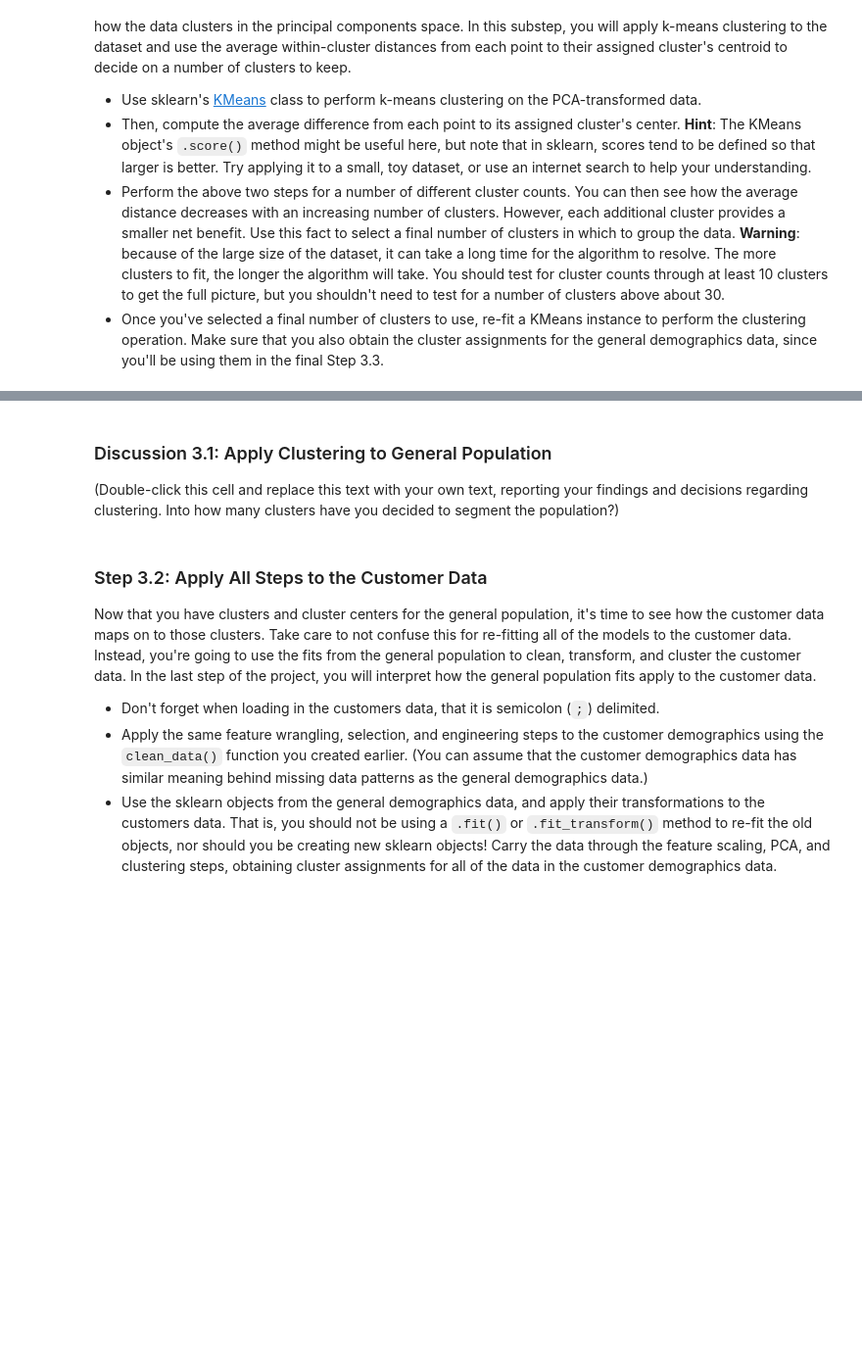
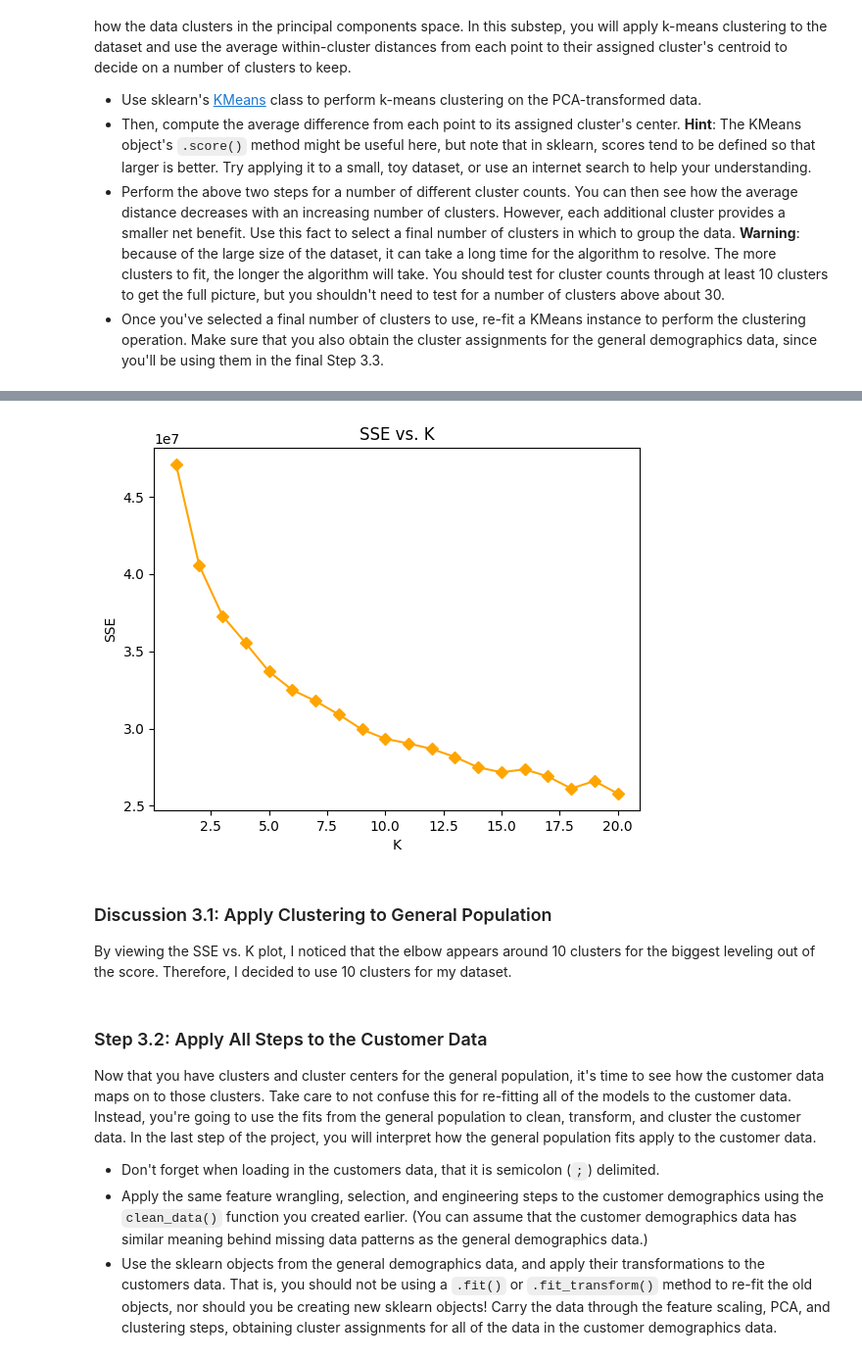
Before and after one commit to davidblackwelder/identify-customer-segments, a Jupyter notebook: Identify_Customer_Segments.ipynb, the cells around one changed output, grey strips where cells are left out. Shown at 98% size. Cells and saved outputs as stored; diff of their text form; code cells hidden in the pictures; blank space fills up the shorter version.

```diff
--- a/Identify_Customer_Segments.ipynb
+++ b/Identify_Customer_Segments.ipynb
@@ -1273,3 +1285,0 @@ scree_plot(pca)
-# %%
-# Re-apply PCA to the data while selecting for number of components to retain.
-pca, X_pca = do_pca(30, azdias_final)
@@ -1319,9 +1441,19 @@ You've assessed and cleaned the demographics data, then scaled and transformed t
 - Once you've selected a final number of clusters to use, re-fit a KMeans instance to perform the clustering operation. Make sure that you also obtain the cluster assignments for the general demographics data, since you'll be using them in the final Step 3.3.
 # %%
 # Over a number of different cluster counts...
+# run k-means clustering on the data and...
+# compute the average within-cluster distance
+scores = []
+centers = list(range(1,21))
 
+for center in centers:
+    # Instantiate KMeans
+    kmeans = KMeans(n_clusters=center)
 
-    # run k-means clustering on the data and...
+    # Fit model to data
+    model = kmeans.fit(X_pca)
 
+    # Append score related to model to scores array
+    scores.append(np.abs(model.score(X_pca)))
 
-    # compute the average within-cluster distances.
+    print('Fitting center {}'.format(center))
@@ -1328,6 +1481,11 @@ You've assessed and cleaned the demographics data, then scaled and transformed t
 # %%
 # Investigate the change in within-cluster distance across number of clusters.
-# HINT: Use matplotlib's plot function to visualize this relationship.
+plt.plot(centers, scores, linestyle='-', marker='D', color='orange');
+plt.xlabel('K');
+plt.ylabel('SSE');
+plt.title('SSE vs. K');
+# %% [output]
+[figure, added]
 # %%
 # Re-fit the k-means model with the selected number of clusters and obtain
 # cluster predictions for the general population demographics data.
@@ -1334,7 +1495,7 @@ You've assessed and cleaned the demographics data, then scaled and transformed t
-# %% [markdown]
-### Discussion 3.1: Apply Clustering to General Population
-
-(Double-click this cell and replace this text with your own text, reporting your findings and decisions regarding clustering. Into how many clusters have you decided to segment the population?)
+# %% [markdown]
+### Discussion 3.1: Apply Clustering to General Population
+
+By viewing the SSE vs. K plot, I noticed that the elbow appears around 10 clusters for the biggest leveling out of the score. Therefore, I decided to use 10 clusters for my dataset.
 # %% [markdown]
 ### Step 3.2: Apply All Steps to the Customer Data
 
```
Also changed, not shown: parts of 41 cells of this notebook, 1 other file.
